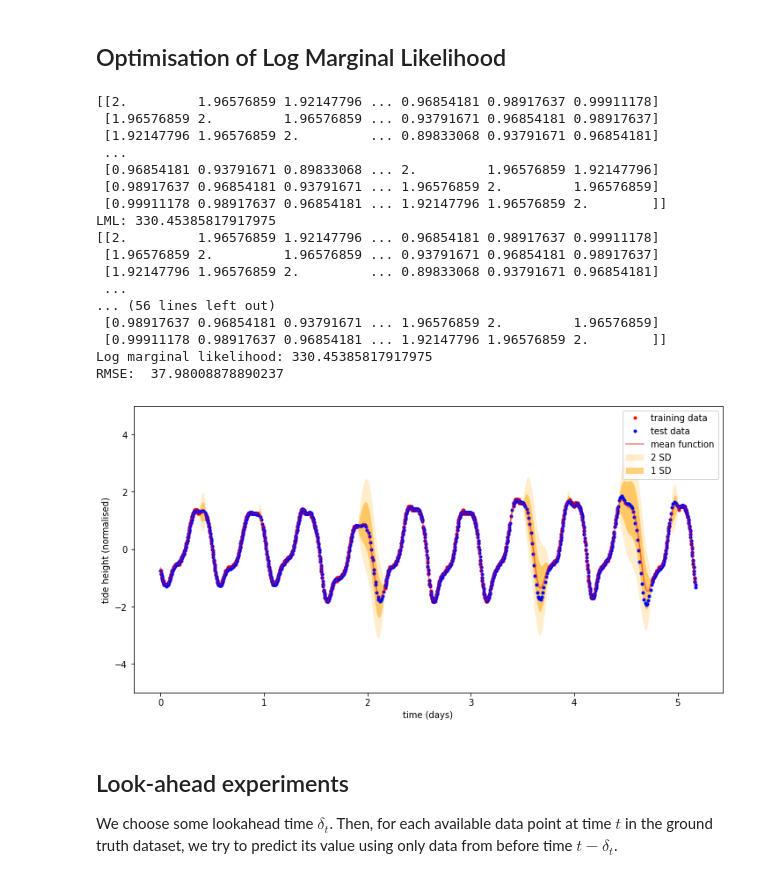
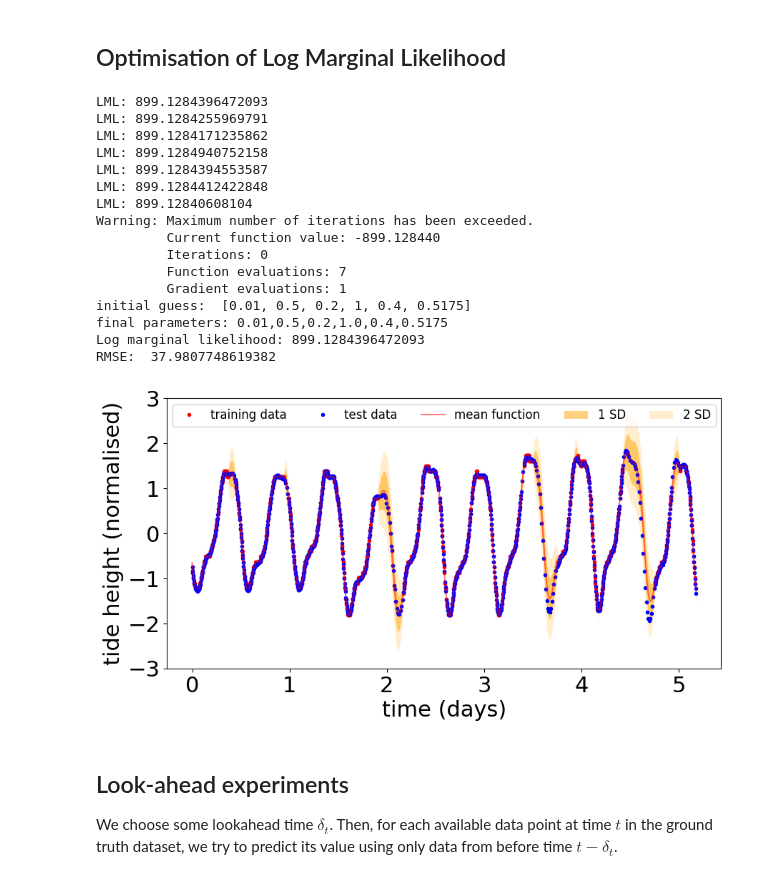
Before and after one commit to alex-stephens/AIMS-DEI, a Jupyter notebook: AIMS_CDT_DEI.ipynb, the cells around one changed output. Cells and saved outputs as stored; diff of their text form; code cells hidden in the pictures.

```diff
--- a/AIMS_CDT_DEI.ipynb
+++ b/AIMS_CDT_DEI.ipynb
@@ -58,0 +3,14 @@ Index(['Update Date and Time (ISO)', 'Update Duration (ms)',
+# %%
+%load_ext autoreload
+%autoreload 2
+
+import numpy as np
+import pylab
+from scipy.optimize import minimize
+
+from GP import *
+from vis import *
+from data import *
+
+# Outputs are t, y, ttrue, ytrue
+t, y, ttrue, ytrue = loadData()
@@ -122,14 +75,14 @@ Y = y
 Xs = ttrue
 
 # Initial guess for model parameters
-jitter = 0.01
-
-sigma_rbf = 1.0 # RBF kernel
+sigma_rbf = 0.5 # RBF kernel
 L_rbf = 0.2
 
-sigma_per = 1.  # periodic kernel
+sigma_per = 1  # periodic kernel
 L_per = 0.4
 p_per = 0.5175
+
+jitter = 0.01
 
 init_guess = [jitter, sigma_rbf, L_rbf, sigma_per, L_per, p_per]
 
@@ -143,51 +96,50 @@ result = minimize(
     options={"maxiter":max_iter, "disp":True})
 # optimize.minimize(
 
 print("initial guess: ", init_guess)
 
 print("final parameters: ", end='')
 print(*result.x, sep=',')
 
 # Build the kernel function
 params = result.x
 kernel = buildKernel(params)
 
 # Mean and covariance functions
 mu = np.zeros(len(X))
 K = kernel(X, X)
 
 # Posterior predictive distribution
 jitter = params[0]
 mu, sigma, LML = getPosteriorPredictive(X, Y, Xs, kernel, jitter)
 
 # Compute RMSE
 RMSE = getRMSE(mu, ytrue)
 
 # Printouts
 print("Log marginal likelihood:", LML)
 print('RMSE: ', RMSE)
 
 # Visualisation
 plotTides(Xs, mu, sigma, t, y, ttrue, ytrue)
 # %% [output]
-[[2.         1.96576859 1.92147796 ... 0.96854181 0.98917637 0.99911178]
- [1.96576859 2.         1.96576859 ... 0.93791671 0.96854181 0.98917637]
- [1.92147796 1.96576859 2.         ... 0.89833068 0.93791671 0.96854181]
- ...
- [0.96854181 0.93791671 0.89833068 ... 2.         1.96576859 1.92147796]
- [0.98917637 0.96854181 0.93791671 ... 1.96576859 2.         1.96576859]
- [0.99911178 0.98917637 0.96854181 ... 1.92147796 1.96576859 2.        ]]
-LML: 330.45385817917975
-[[2.         1.96576859 1.92147796 ... 0.96854181 0.98917637 0.99911178]
- [1.96576859 2.         1.96576859 ... 0.93791671 0.96854181 0.98917637]
- [1.92147796 1.96576859 2.         ... 0.89833068 0.93791671 0.96854181]
- ...
-... (56 lines left out)
- [0.98917637 0.96854181 0.93791671 ... 1.96576859 2.         1.96576859]
- [0.99911178 0.98917637 0.96854181 ... 1.92147796 1.96576859 2.        ]]
-Log marginal likelihood: 330.45385817917975
-RMSE:  37.98008878890237
+LML: 899.1284396472093
+LML: 899.1284255969791
+LML: 899.1284171235862
+LML: 899.1284940752158
+LML: 899.1284394553587
+LML: 899.1284412422848
+LML: 899.12840608104
+Warning: Maximum number of iterations has been exceeded.
+         Current function value: -899.128440
+         Iterations: 0
+         Function evaluations: 7
+         Gradient evaluations: 1
+initial guess:  [0.01, 0.5, 0.2, 1, 0.4, 0.5175]
+final parameters: 0.01,0.5,0.2,1.0,0.4,0.5175
+Log marginal likelihood: 899.1284396472093
+RMSE:  37.9807748619382
-[figure, old version]
+[figure, new version]
 # %% [markdown]
 ## Look-ahead experiments
 
```
Also changed, not shown: parts of 4 cells of this notebook, 2 other files.
